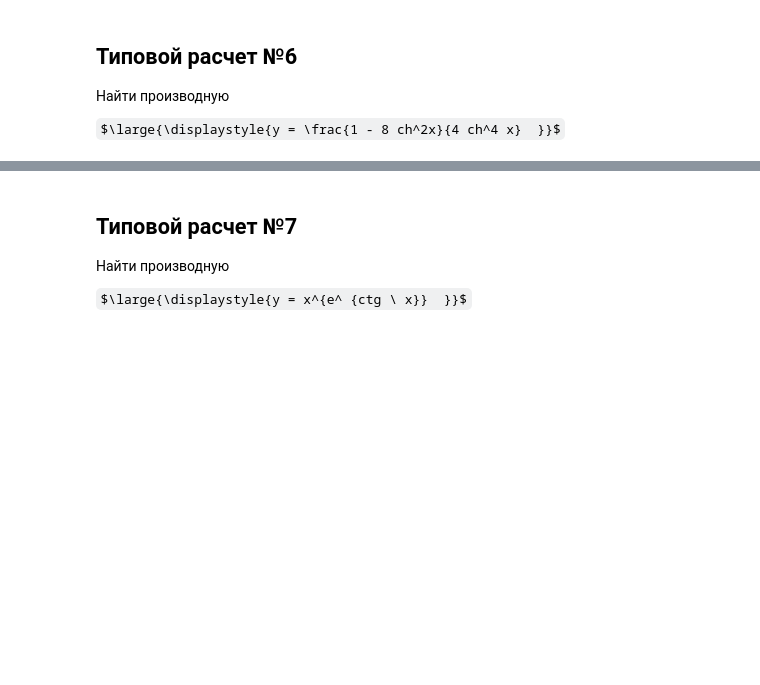
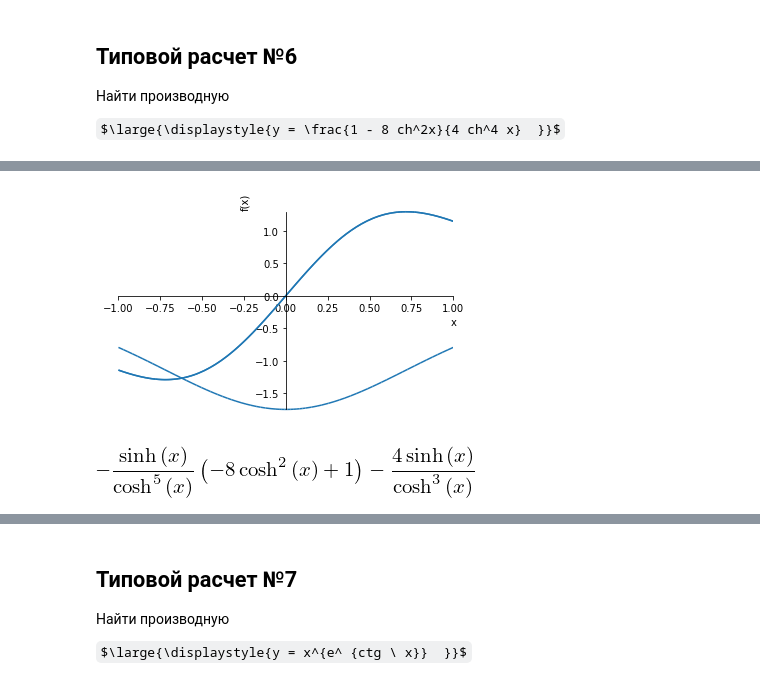
Before and after one commit to OlgaBelitskaya/math_20182019, a Jupyter notebook: mathanalysis_standardcalc201-208.ipynb, the cells around one changed output, grey strips where cells are left out. Cells and saved outputs as stored; diff of their text form; code cells hidden in the pictures; some formulas as TeX source; blank space fills up the shorter version.

```diff
--- a/mathanalysis_standardcalc201-208.ipynb
+++ b/mathanalysis_standardcalc201-208.ipynb
@@ -374,0 +421,8 @@ $\large{\displaystyle{y = \frac{1 - 8 ch^2x}{4 ch^4 x}  }}$
+# %%
+plot(y, diff(y,x), h, (x,-1,1));
+# %% [output]
+[figure, added]
+# %%
+diff(y, x)
+# %% [output]
+[figure, added]
```
Also changed, not shown: parts of 11 cells of this notebook.
